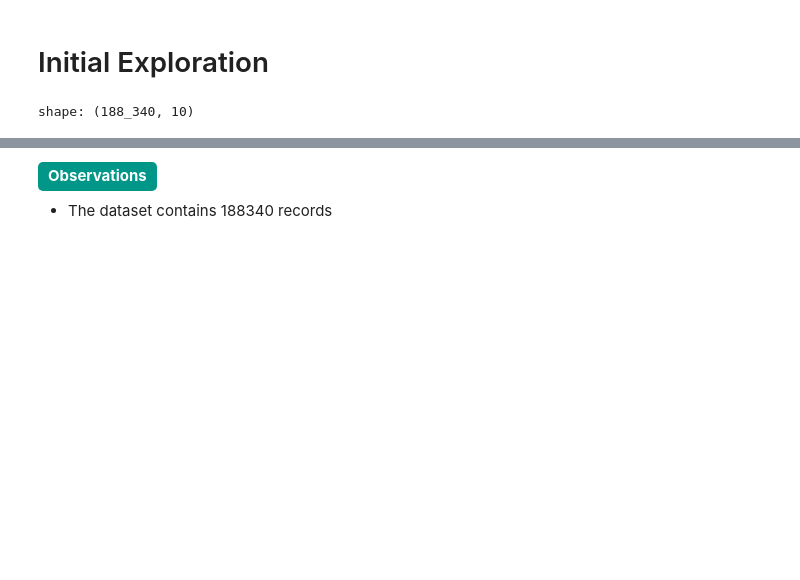
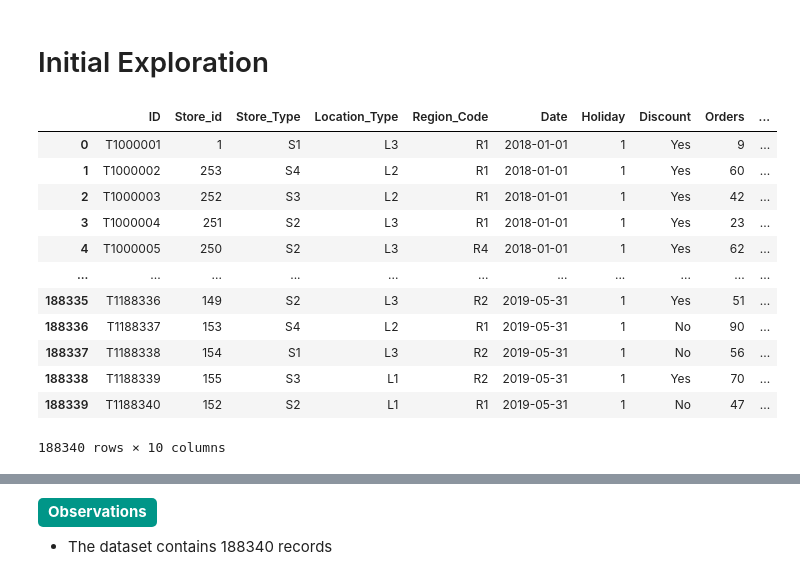
Before and after one commit to gautamnaik1994/SalesForecasting_ML_CaseStudy, a Jupyter notebook: notebooks/data_processing/01.InitialDataExploration.ipynb, the cells around one changed output, grey strips where cells are left out. Cells and saved outputs as stored; diff of their text form; code cells hidden in the pictures; blank space fills up the shorter version.

```diff
--- a/notebooks/eda/01.InitialDataExploration.ipynb
+++ b/notebooks/data_processing/01.InitialDataExploration.ipynb
@@ -7,7 +9,19 @@ import duckdb as db
 from IPython.core.interactiveshell import InteractiveShell
 InteractiveShell.ast_node_interactivity = "all"
 # %%
-train=pl.read_csv("../../data/raw/TRAIN.csv")
+train=pd.read_csv("../../data/raw/TRAIN.csv", parse_dates=['Date'])
 train
 # %% [output]
+|  | ID | Store_id | Store_Type | Location_Type | Region_Code | Date | Holiday | Discount | Orders | ... |
+| 0 | T1000001 | 1 | S1 | L3 | R1 | 2018-01-01 | 1 | Yes | 9 | ... |
+| 1 | T1000002 | 253 | S4 | L2 | R1 | 2018-01-01 | 1 | Yes | 60 | ... |
+| 2 | T1000003 | 252 | S3 | L2 | R1 | 2018-01-01 | 1 | Yes | 42 | ... |
+| 3 | T1000004 | 251 | S2 | L3 | R1 | 2018-01-01 | 1 | Yes | 23 | ... |
+| 4 | T1000005 | 250 | S2 | L3 | R4 | 2018-01-01 | 1 | Yes | 62 | ... |
+| ... | ... | ... | ... | ... | ... | ... | ... | ... | ... | ... |
+| 188335 | T1188336 | 149 | S2 | L3 | R2 | 2019-05-31 | 1 | Yes | 51 | ... |
+| 188336 | T1188337 | 153 | S4 | L2 | R1 | 2019-05-31 | 1 | No | 90 | ... |
+| 188337 | T1188338 | 154 | S1 | L3 | R2 | 2019-05-31 | 1 | No | 56 | ... |
+| 188338 | T1188339 | 155 | S3 | L1 | R2 | 2019-05-31 | 1 | Yes | 70 | ... |
+| 188339 | T1188340 | 152 | S2 | L1 | R1 | 2019-05-31 | 1 | No | 47 | ... |
-shape: (188_340, 10)
+188340 rows × 10 columns
```
Also changed, not shown: parts of 5 cells of this notebook, 10 other files.
